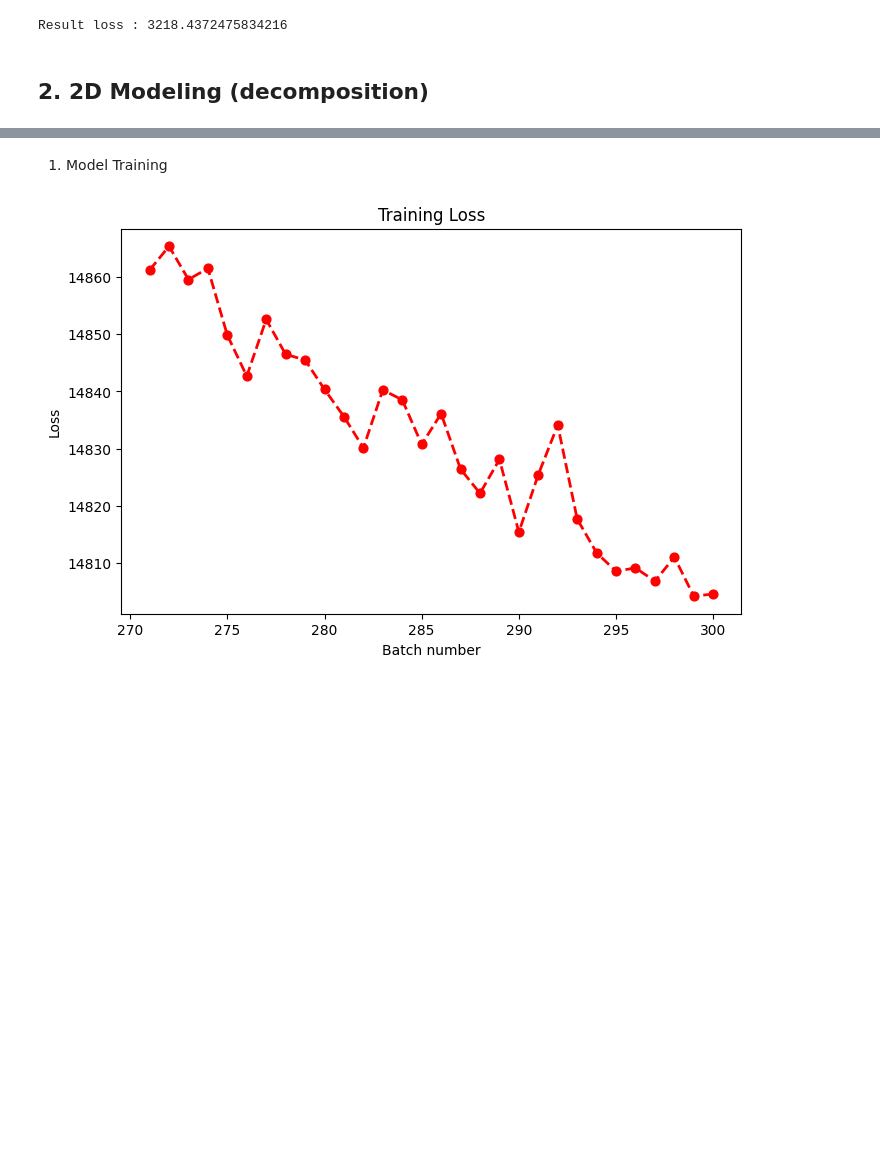
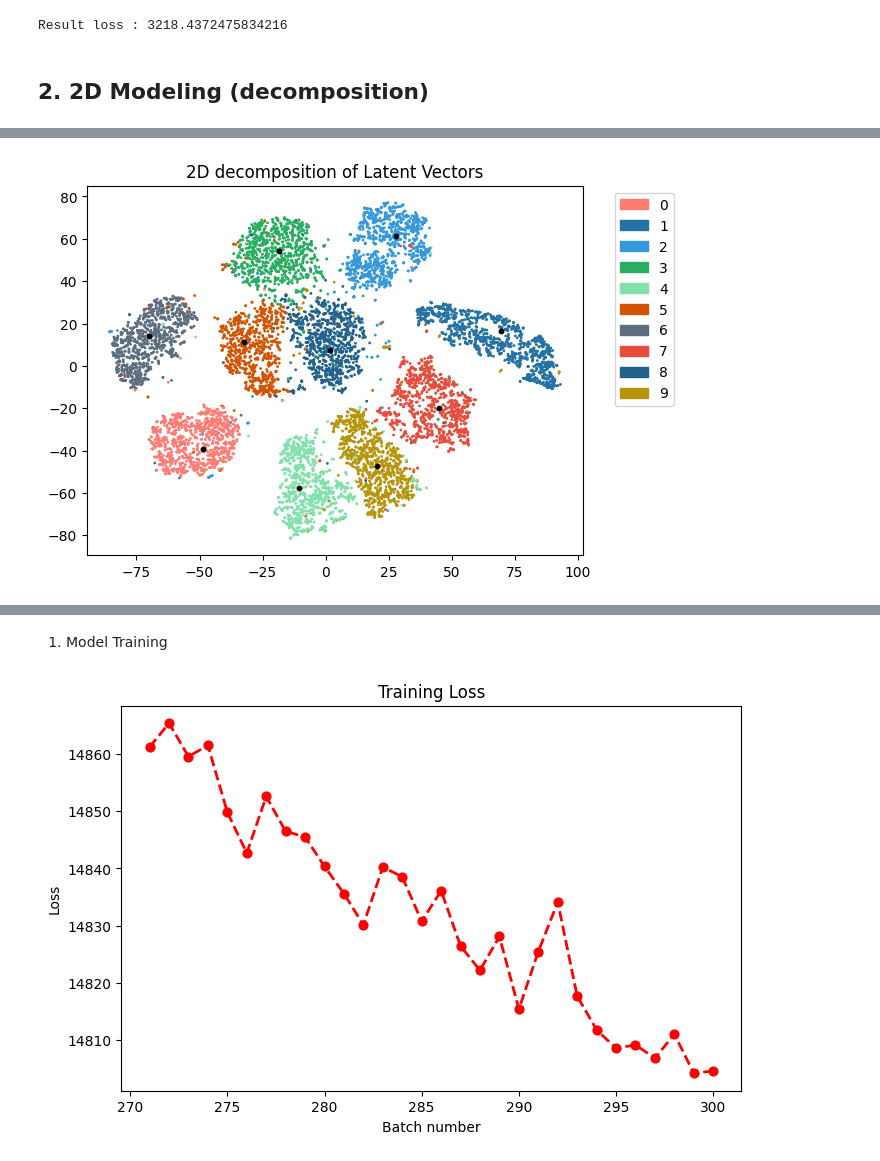
Before and after one commit to comibear/Autoencoders, a Jupyter notebook: 2. Variational Autoencoder/VAE.ipynb, the cells around one changed output, grey strips where cells are left out. Saved outputs shown, nothing was run; the diff lists cells and outputs as text; code cells hidden in the pictures; blank space fills up the shorter version.

```diff
--- a/2. Variational Autoencoder/VAE.ipynb
+++ b/2. Variational Autoencoder/VAE.ipynb
@@ -242,0 +290,19 @@ plt.show()
+# %%
+assert len(all_latent_vectors) == 10000
+
+reshaped_label_latent_vectors = np.array([llv.view(16).cpu() for llv in label_latent_vectors])
+new_latent_vectors = np.vstack([all_latent_vectors, reshaped_label_latent_vectors])
+
+decomposition_model = TSNE(n_components=2)
+latent_2d = decomposition_model.fit_transform(new_latent_vectors)
+
+patches = [mpatches.Patch(color=colors[i], label=f'{i}') for i in range(len(colors))]
+plt.legend(handles=patches, bbox_to_anchor=(1.05, 1), loc='upper left')
+
+plt.scatter(latent_2d[:, 0][:-10], latent_2d[:, 1][:-10], s=1, c = color_labeled)
+plt.scatter(latent_2d[:, 0][-10:], latent_2d[:, 1][-10:], s = 10, c = 'black')
+
+plt.title('2D decomposition of Latent Vectors')
+plt.show()
+# %% [output]
+[figure, added]
```
Also changed, not shown: parts of 11 cells of this notebook, 12 other files.
